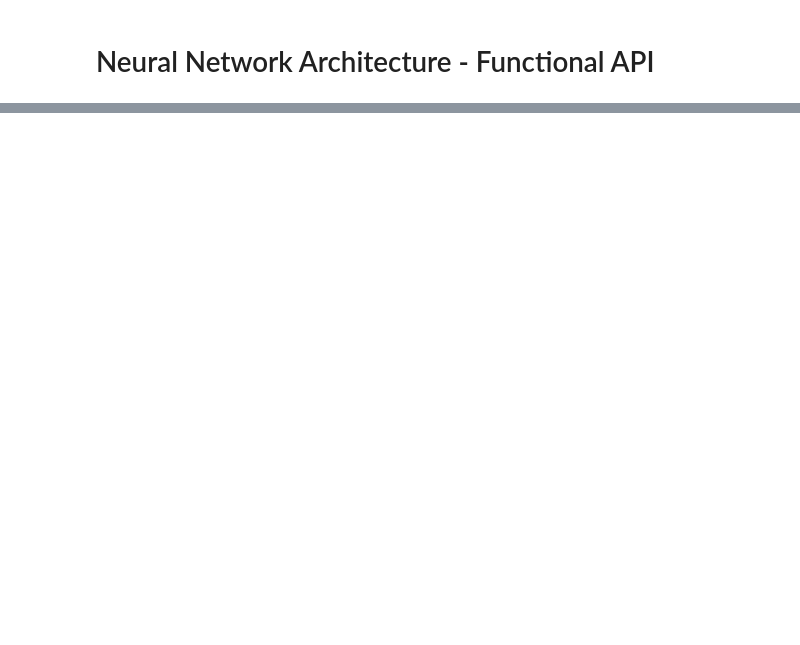
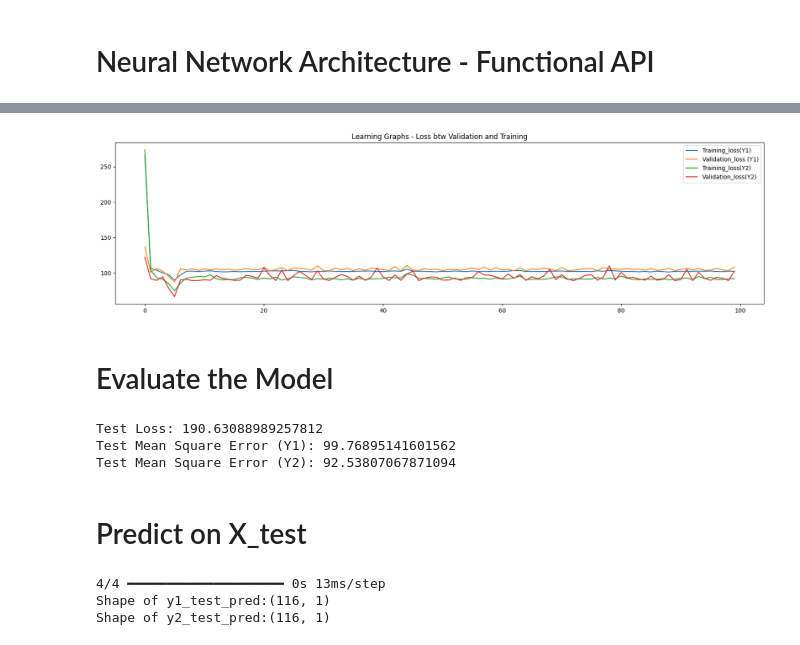
Before and after one commit to santhoshkavi123/TENSORFLOW, a Jupyter notebook: Energy Efficiency Project/energy_efficienct_notebook.ipynb, the cells around one changed output, grey strips where cells are left out. Cells and saved outputs as stored; diff of their text form; code cells hidden in the pictures; blank space fills up the shorter version.

```diff
--- a/Energy Efficiency Project/energy_efficienct_notebook.ipynb
+++ b/Energy Efficiency Project/energy_efficienct_notebook.ipynb
@@ -111,2 +106,22 @@ Shape of the y2_test:(115,)
 # %% [markdown]
 # Neural Network Architecture - Functional API
+# %%
+input_layer = Input(shape = (X_train.shape[1],  ))
+
+# define the dense layers
+first_dense = Dense(units = 128, activation= 'relu')(input_layer)
+second_dense = Dense(units = 128, activation= 'tanh')(first_dense)
+second_1_dense = Dense(units = 128, activation= 'relu')(second_dense)
+second_2_dense = Dense(units = 128, activation= 'tanh')(second_1_dense)
+second_3_dense = Dense(units = 128, activation= 'relu')(second_2_dense)
+
+# Prediction of "Y1" first output
+y1_output = Dense(units = 1, name = "y1_output")(second_3_dense)
+
+# Prediction of "Y2" second output
+third_dense = Dense(units = 128, activation= "relu")(second_3_dense)
+fourth_dense = Dense(units = 128, activation= "relu")(third_dense)
+y2_output = Dense(units = 1, name = "y2_output")(fourth_dense)
+
+model = Model(inputs = input_layer, outputs = [y1_output, y2_output])
+model.summary()
@@ -112,0 +158,4 @@ Shape of the y2_test:(115,)
+# %%
+model.compile(optimizer = Adam(),
+              loss = {'y1_output': MeanSquaredError(),
+                      'y2_output': MeanSquaredError()})
@@ -112,0 +164,6 @@ Shape of the y2_test:(115,)
+# %%
+history = model.fit(X_train, [y1_train, y2_train],
+          epochs = 100,
+          verbose = 2,
+          validation_data = (X_val, [y1_val, y2_val])
+          )
@@ -112,0 +190,35 @@ Shape of the y2_test:(115,)
+# %%
+plt.figure(figsize= (20, 5))
+
+plt.plot(history.history["y1_output_loss"], label = "Training_loss(Y1)")
+plt.plot(history.history["val_y1_output_loss"], label = "Validation_loss (Y1)")
+
+plt.plot(history.history["y2_output_loss"], label = "Training_loss(Y2)")
+plt.plot(history.history["val_y2_output_loss"], label = "Validation_loss(Y2)")
+
+plt.legend()
+plt.title("Learning Graphs - Loss btw Validation and Training")
+plt.show()
+# %% [output]
+[figure, added]
+# %% [markdown]
+# Evaluate the Model
+# %%
+loss, mse_y1, mse_y2 = model.evaluate(X_test, [y1_test, y2_test], verbose = 0)
+print(f"Test Loss: {loss}")
+print(f"Test Mean Square Error (Y1): {mse_y1}")
+print(f"Test Mean Square Error (Y2): {mse_y2}")
+# %% [output]
+Test Loss: 190.63088989257812
+Test Mean Square Error (Y1): 99.76895141601562
+Test Mean Square Error (Y2): 92.53807067871094
+# %% [markdown]
+# Predict on X_test
+# %%
+y1_test_pred, y2_test_pred = model.predict(X_test)
+print(f"Shape of y1_test_pred:{y1_test_pred.shape}")
+print(f"Shape of y2_test_pred:{y2_test_pred.shape}")
+# %% [output]
+4/4 ━━━━━━━━━━━━━━━━━━━━ 0s 13ms/step
+Shape of y1_test_pred:(116, 1)
+Shape of y2_test_pred:(116, 1)
```
Also changed, not shown: parts of 9 cells of this notebook, 1 other file.
